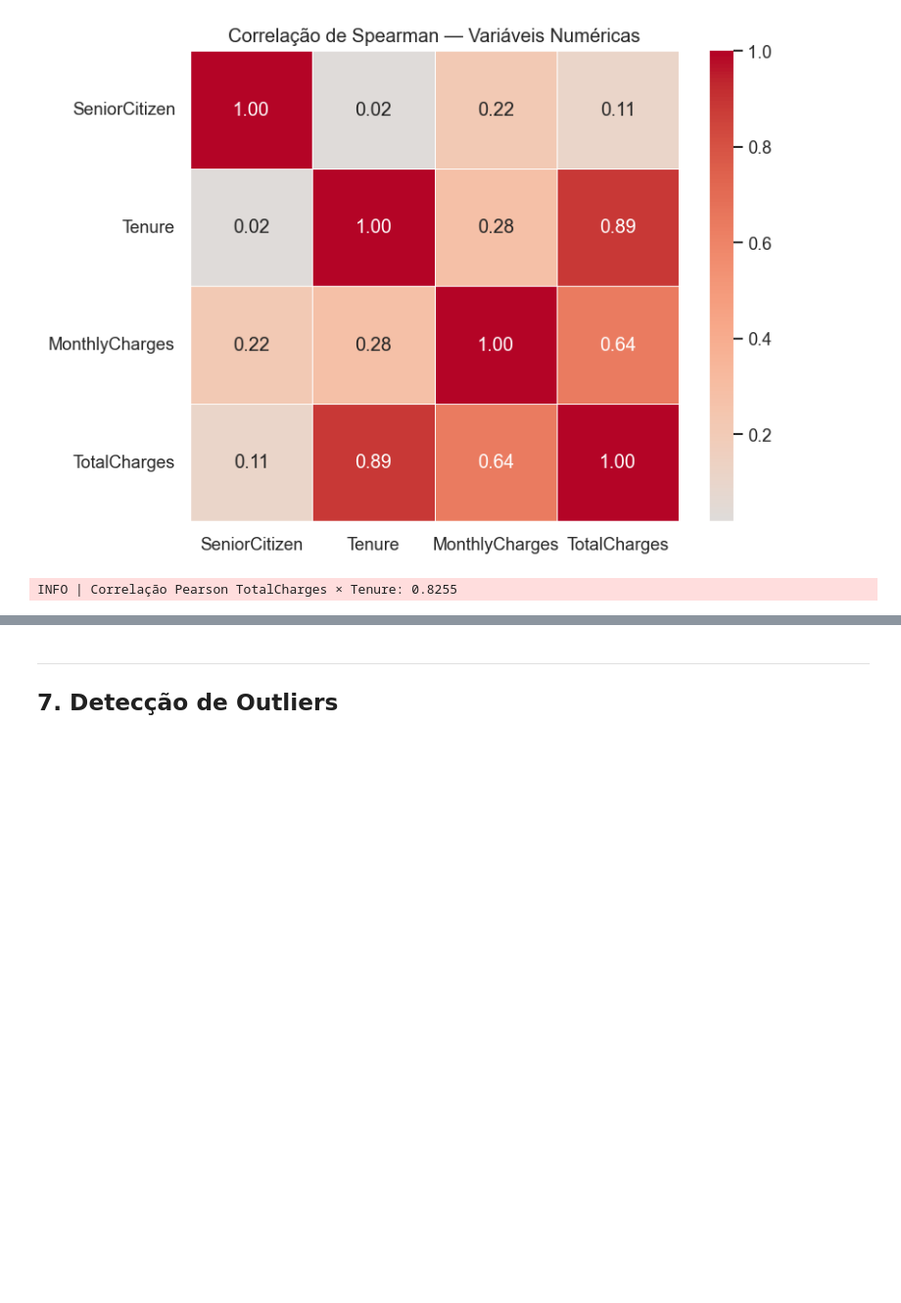
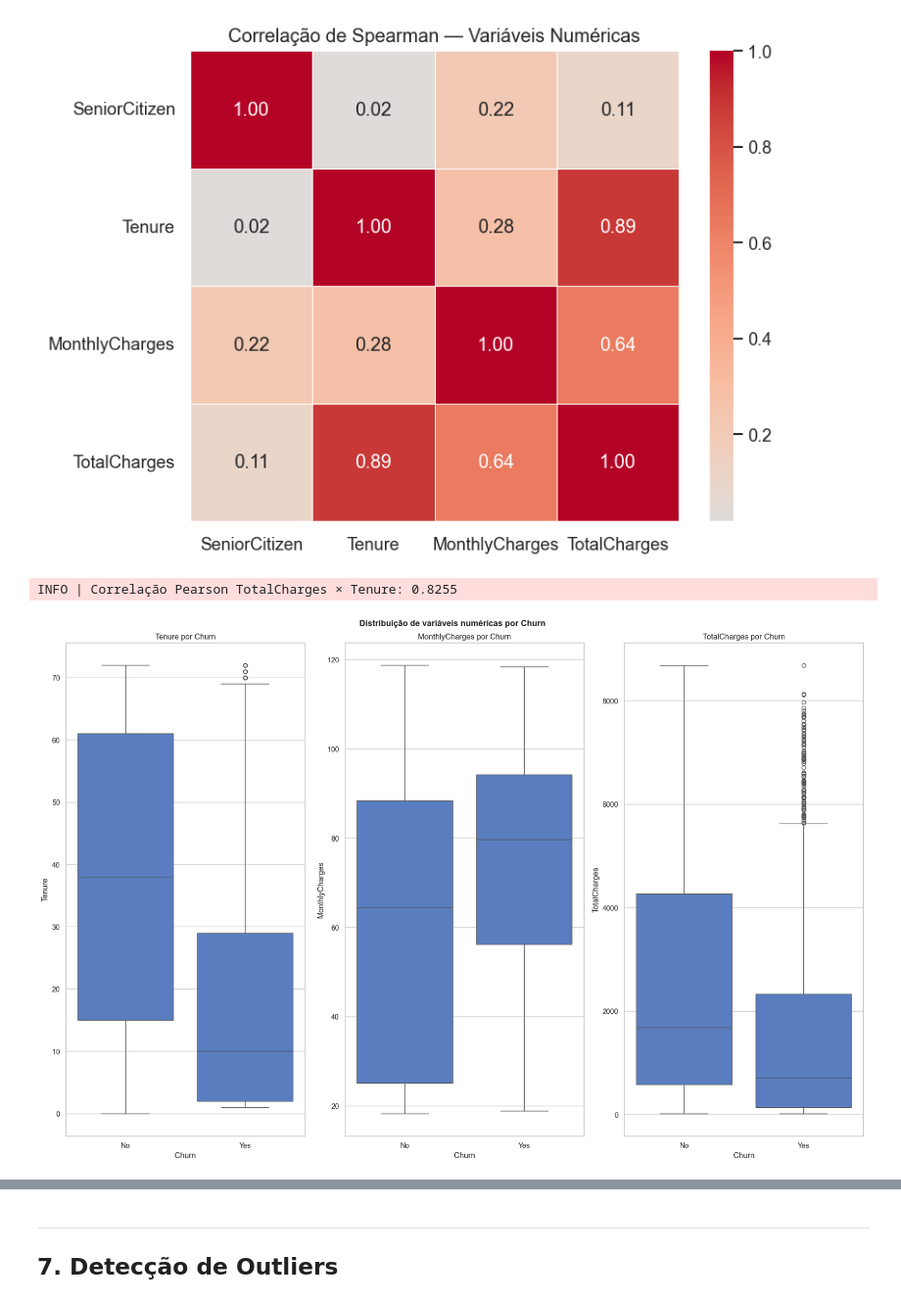
Before and after one commit to Edwardmaster7/ML_TELCO_CHURN, a Jupyter notebook: notebooks/01_eda_feature_engineering.ipynb, the cells around one changed output, grey strips where cells are left out. Shown at 98% size. Cells and saved outputs as stored; diff of their text form; code cells hidden in the pictures; blank space fills up the shorter version.

```diff
--- a/notebooks/01_eda_feature_engineering.ipynb
+++ b/notebooks/01_eda_feature_engineering.ipynb
@@ -57,10 +55,10 @@ ID_COL        = "CustomerID"
 TEST_SIZE     = 0.2        # 80 / 20
 
 # ── Caminhos dos dados ────────────────────────────────────────────────────────
-PATH_CUSTOMERS  = "../data/raw/churn_customers.csv"
-PATH_SERVICES   = "../data/raw/churn_services.csv"
-PATH_CONTRACTS  = "../data/raw/churn_contracts.csv"
-ePATH_PROCESSED  = "../data/processed/churn_processed.csv"
+PATH_CUSTOMERS  = "../notebooks/data/raw/churn_customers.csv"
+PATH_SERVICES   = "../notebooks/data/raw/churn_services.csv"
+PATH_CONTRACTS  = "../notebooks/data/raw/churn_contracts.csv"
+PATH_PROCESSED  = "../notebooks/data/processed/churn_processed.csv"
 
 # ── Estilo visual ─────────────────────────────────────────────────────────────
 sns.set_theme(style="whitegrid", palette="muted")
@@ -463,3 +472,21 @@ logger.info("Correlação Pearson TotalCharges × Tenure: %.4f", pearson_tc_tenu
 # %% [output]
 [figure]
 INFO | Correlação Pearson TotalCharges × Tenure: 0.8255
+# %%
+# ── 6.X — Distribuição de variáveis numéricas por Churn ───────────────────────
+num_cols_target = ["Tenure", "MonthlyCharges", "TotalCharges"]
+fig, axes = plt.subplots(1, len(num_cols_target), figsize=(6 * len(num_cols_target), 12))
+if len(num_cols_target) == 1:
+    axes = [axes]
+
+for ax, col in zip(axes, num_cols_target):
+    sns.boxplot(data=df, x=TARGET_COL, y=col, ax=ax)
+    ax.set_title(f"{col} por Churn")
+    ax.set_xlabel("Churn")
+    ax.set_ylabel(col)
+
+plt.suptitle("Distribuição de variáveis numéricas por Churn", fontsize=13, fontweight="bold")
+plt.tight_layout()
+plt.show()
+# %% [output]
+[figure, added]
```
Also changed, not shown: parts of 17 cells of this notebook, 1 other file.
